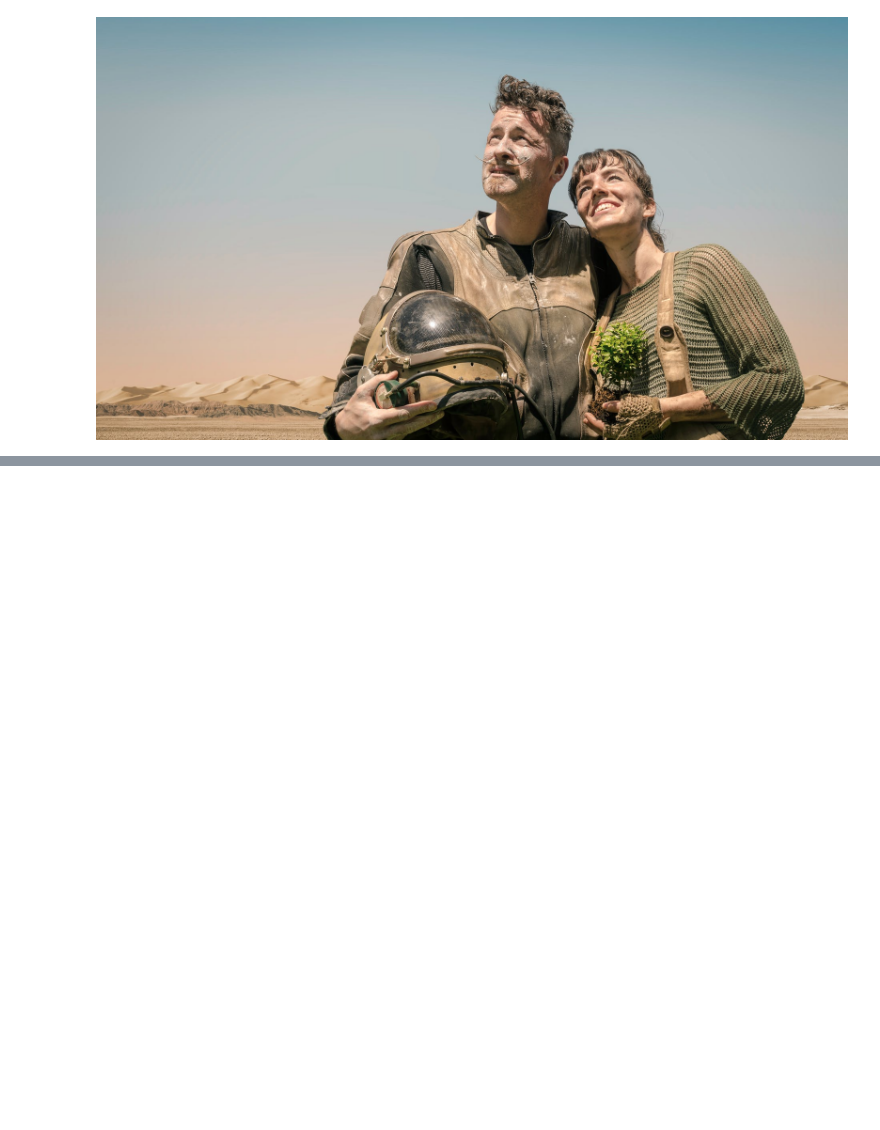
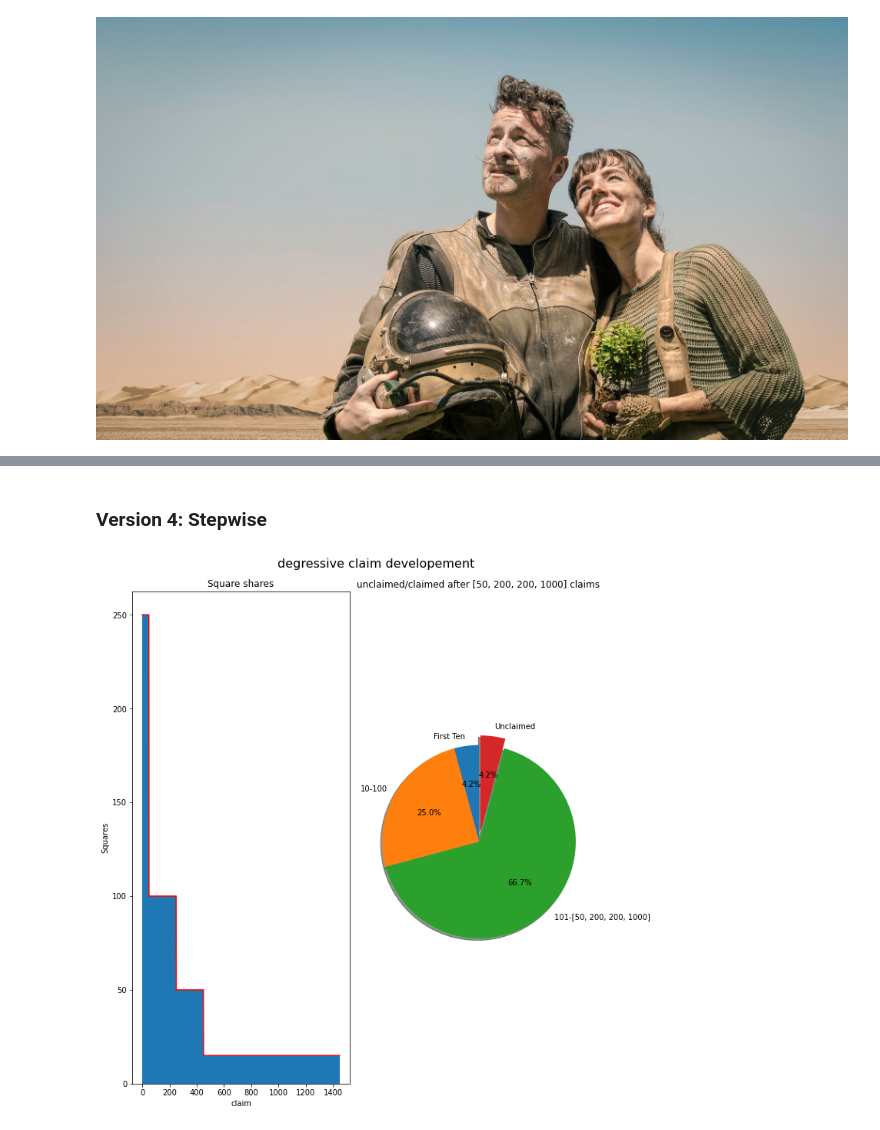
Before and after one commit to CryptoMars/crypto-mars, a Jupyter notebook: tools/mars_claiming_deg.ipynb, the cells around one changed output, grey strips where cells are left out. Saved outputs shown, nothing was run; the diff lists cells and outputs as text; code cells hidden in the pictures; blank space fills up the shorter version.

```diff
--- a/tools/mars_claiming_deg.ipynb
+++ b/tools/mars_claiming_deg.ipynb
@@ -57,0 +38,6 @@ plot_developement(squareN= 60000, first_claim = 500, deg= 0.9915, nClaims= 2000,
+# %% [markdown]
+### Version 4: Stepwise
+# %%
+plot_developement_steps(N, levels = [250,100,50,15],  nClaims=[50,200,200,1000])
+# %% [output]
+[figure, added]
```
Also changed, not shown: parts of 11 cells of this notebook, 1 other file.
